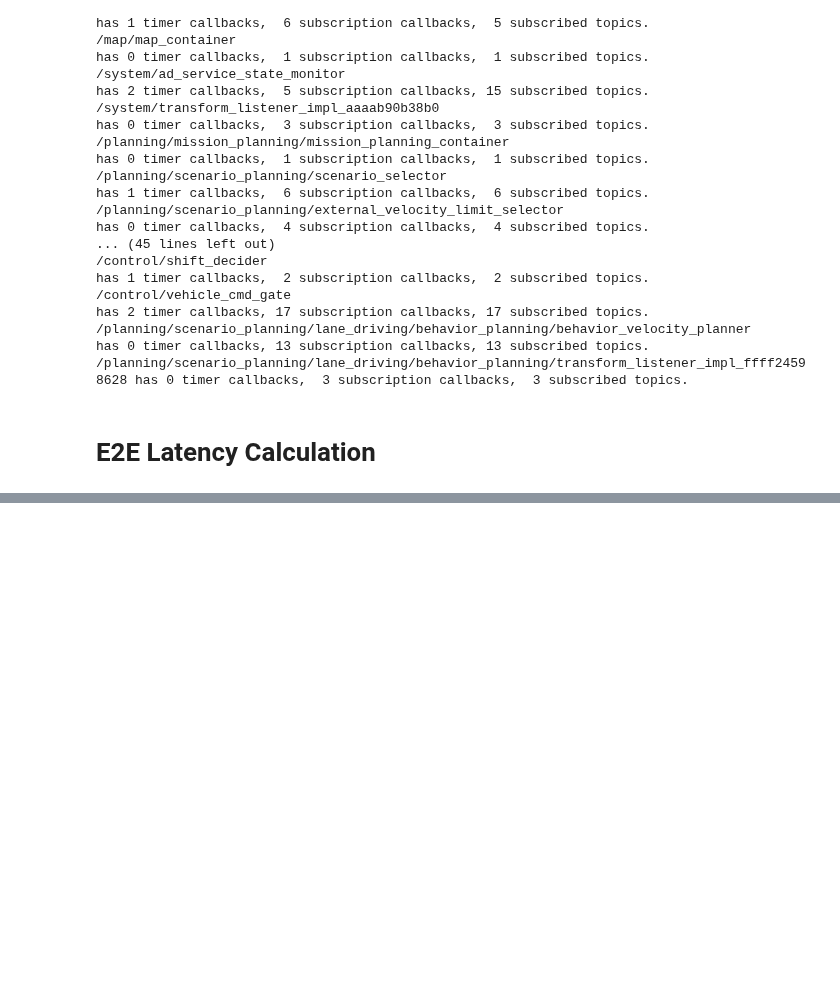
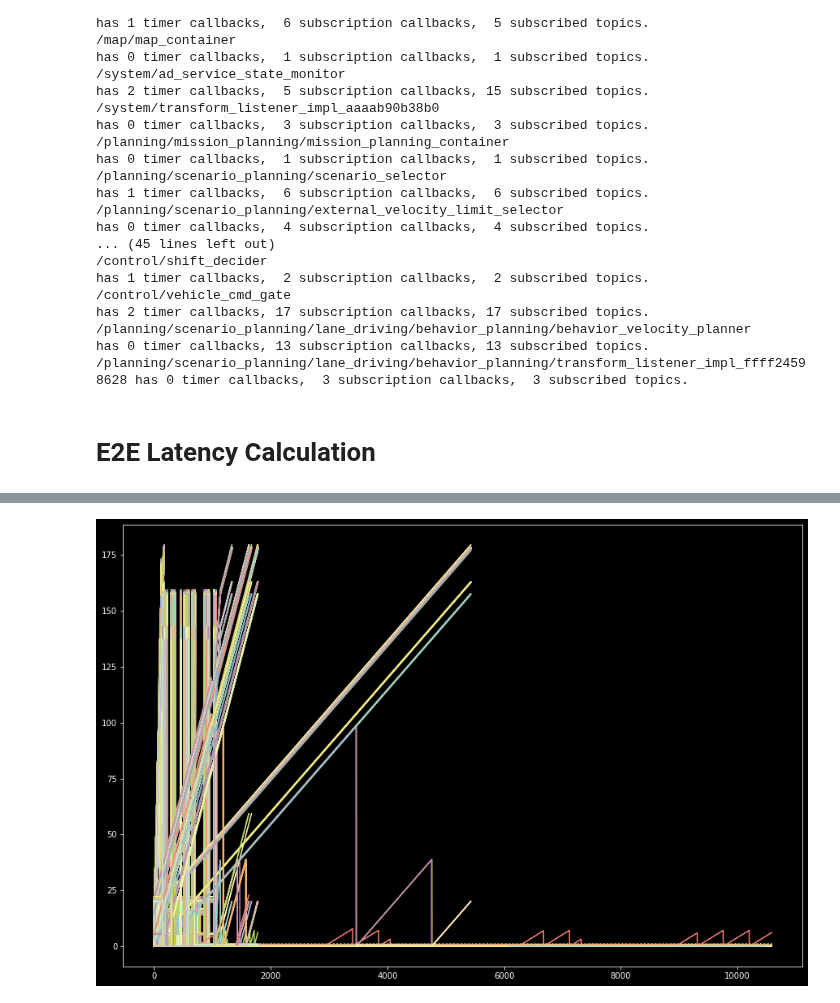
Before and after one commit to TUM-AVS/ros2_latency_analysis, a Jupyter notebook: trace-analysis.ipynb, the cells around one changed output, grey strips where cells are left out. Drawn from its saved outputs; the diff is of its cells as text; code cells hidden in the pictures; blank space fills up the shorter version.

```diff
--- a/trace-analysis.ipynb
+++ b/trace-analysis.ipynb
@@ -391,6 +393,7 @@ if not pkl_exists:
         "callback_symbols",
         "publish_instances",
         "callback_instances",
+        "topics"
     ]
 
     pkl_dict = {key: globals()[key] for key in fields_to_pickle}
@@ -940,0 +929,10 @@ for cb in callback_objects.values():
+# %%
+fig = plt.figure(figsize=(15, 10))
+ax = fig.add_subplot()
+
+for lat_stats in pub_cb_to_lat_stats.values():
+    ax.plot(np.where(np.isnan(lat_stats.pub_use_latencies), 0, lat_stats.pub_use_latencies))
+
+ax.set_ylim(4)
+# %% [output]
+[figure, added]
```
Also changed, not shown: parts of 3 cells of this notebook, 1 other file.
